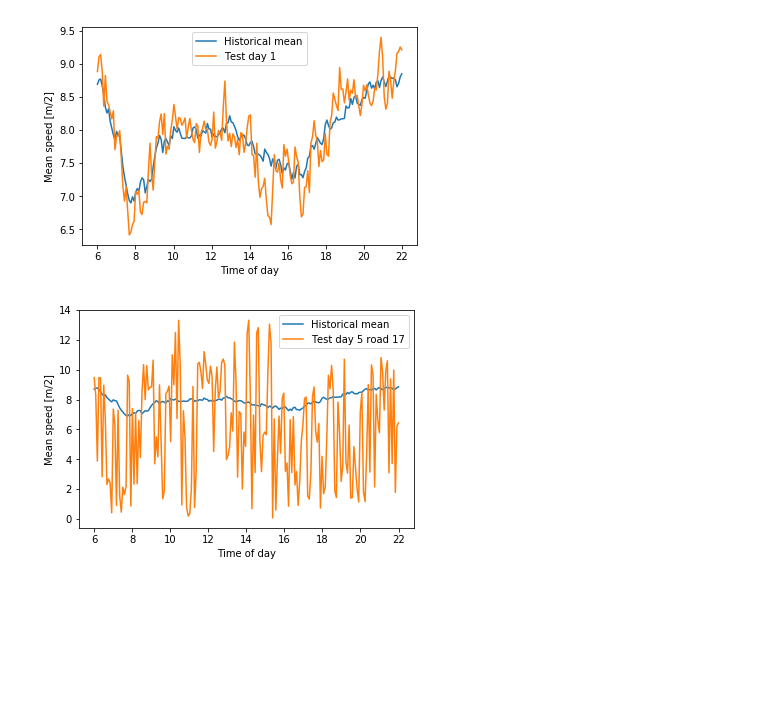
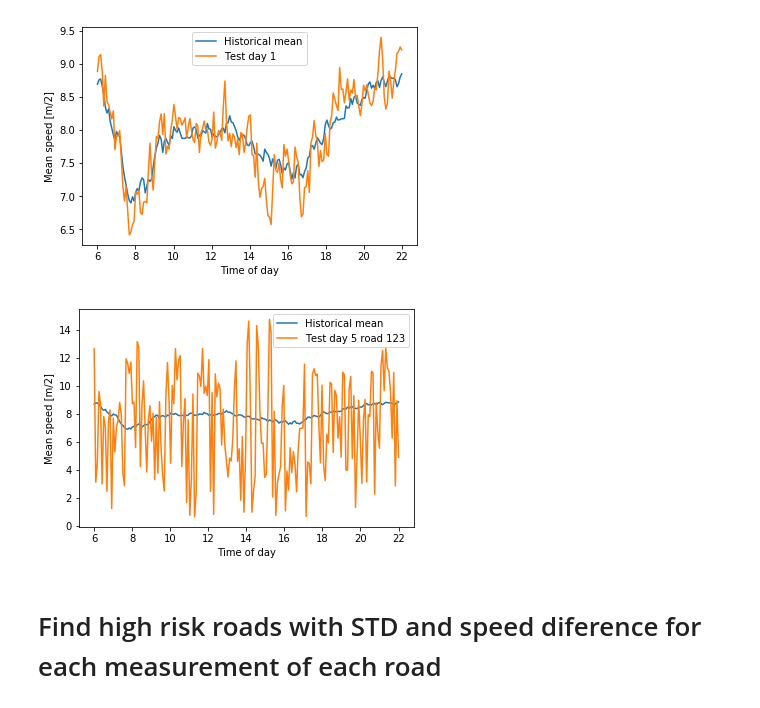
Before and after one commit to intelligenttrafficforecasting/busmodders, a Jupyter notebook: misc/Historical mean - New results.ipynb, the cells around one changed output. Drawn from its saved outputs; the diff is of its cells as text; code cells hidden in the pictures; blank space fills up the shorter version.

```diff
--- a/misc/Historical mean - New results.ipynb
+++ b/misc/Historical mean - New results.ipynb
@@ -144,7 +144,7 @@ plot_mean_speed(train_all.mean(1),testday1.mean(1),time_index,'Test day 1')
 [figure]
 # %%
 #Plotting a specific road for a specific test day
-road = 17
+road = 123
 plot_mean_speed(train_all.mean(1),testday2.values[road],time_index,'Test day 5 road %d' %road)
 # %% [output]
-[figure, old version]
+[figure, new version]
@@ -156,0 +151,2 @@ train_all2.columns = wayID
+# %% [markdown]
+# Find high risk roads with STD and speed diference for each measurement of each road
```
Also changed, not shown: parts of 6 cells of this notebook, 1 other file.
